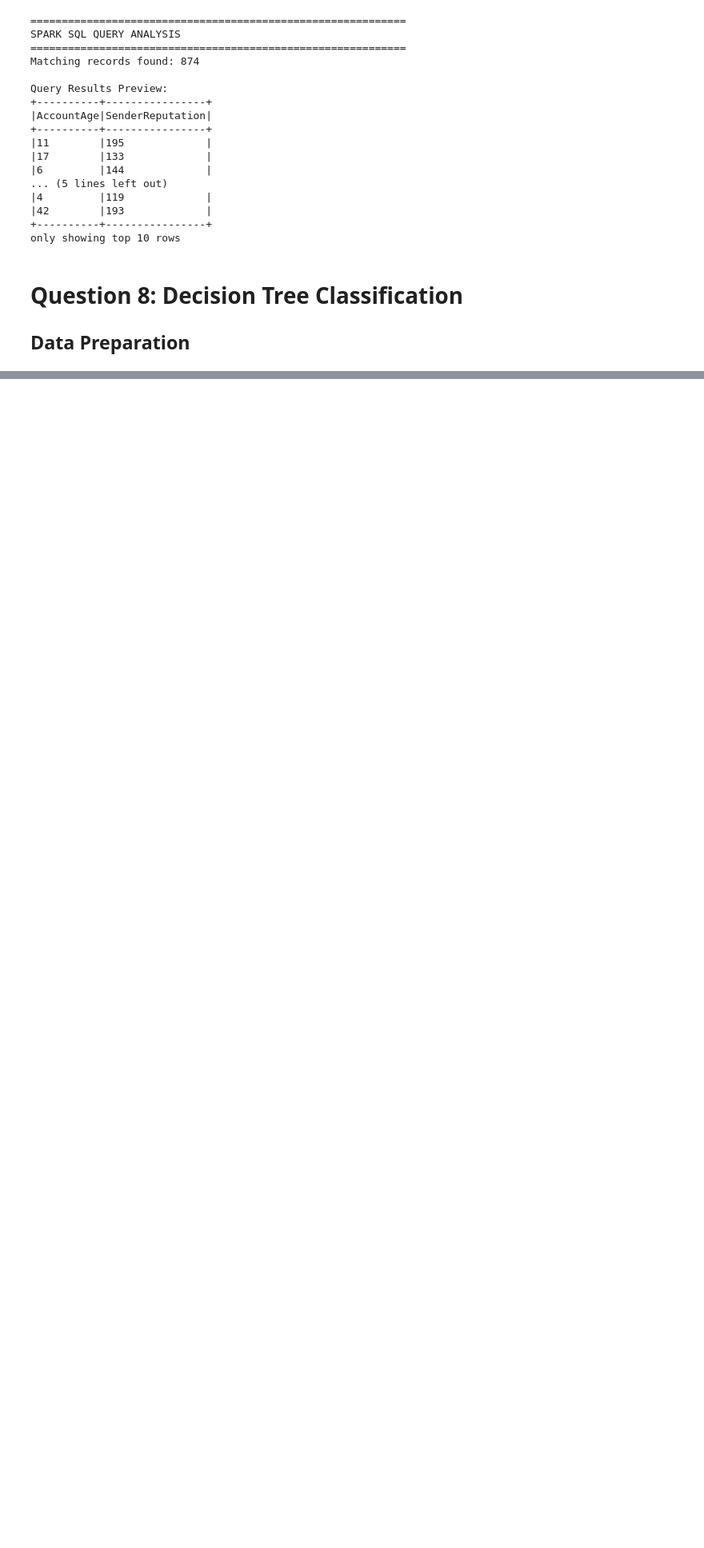
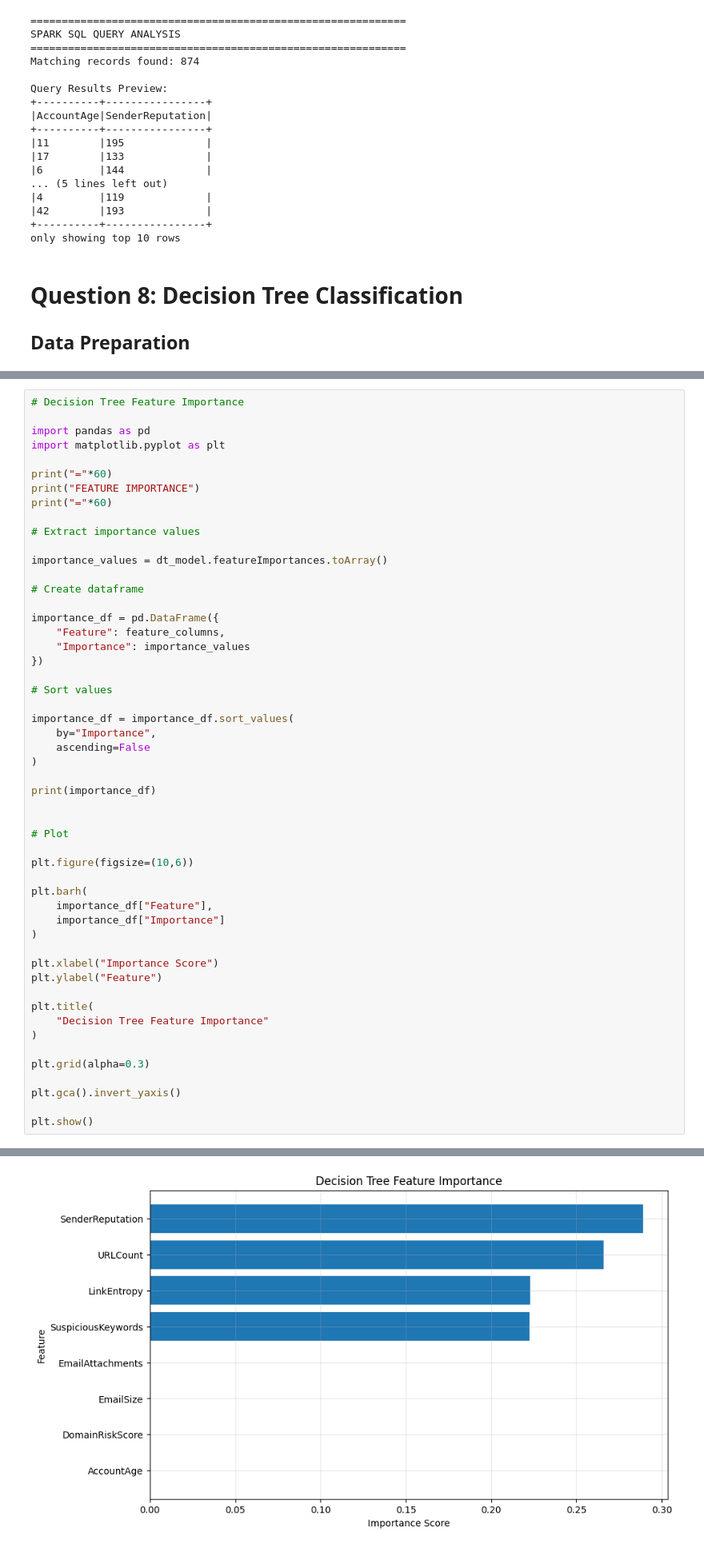
Before and after one commit to ujjwal-27/phising_detection, a Jupyter notebook: notebooks/phishing_detection.ipynb, the cells around one changed output, grey strips where cells are left out. Shown at 80% size. Cells and saved outputs as stored; diff of their text form; blank space fills up the shorter version.

```diff
--- a/notebooks/phishing_detection.ipynb
+++ b/notebooks/phishing_detection.ipynb
@@ -515,0 +655,53 @@ only showing top 10 rows
+# %%
+# Decision Tree Feature Importance
+
+import pandas as pd
+import matplotlib.pyplot as plt
+
+print("="*60)
+print("FEATURE IMPORTANCE")
+print("="*60)
+
+# Extract importance values
+
+importance_values = dt_model.featureImportances.toArray()
+
+# Create dataframe
+
+importance_df = pd.DataFrame({
+    "Feature": feature_columns,
+    "Importance": importance_values
+})
+
+# Sort values
+
+importance_df = importance_df.sort_values(
+    by="Importance",
+    ascending=False
+)
+
+print(importance_df)
+
+
+# Plot
+
+plt.figure(figsize=(10,6))
+
+plt.barh(
+    importance_df["Feature"],
+    importance_df["Importance"]
+)
+
+plt.xlabel("Importance Score")
+plt.ylabel("Feature")
+
+plt.title(
+    "Decision Tree Feature Importance"
+)
+
+plt.grid(alpha=0.3)
+
+plt.gca().invert_yaxis()
+
+plt.show()
+# %% [output]
@@ -515,0 +720 @@ only showing top 10 rows
+[figure, added]
```
Also changed, not shown: parts of 11 cells of this notebook.
